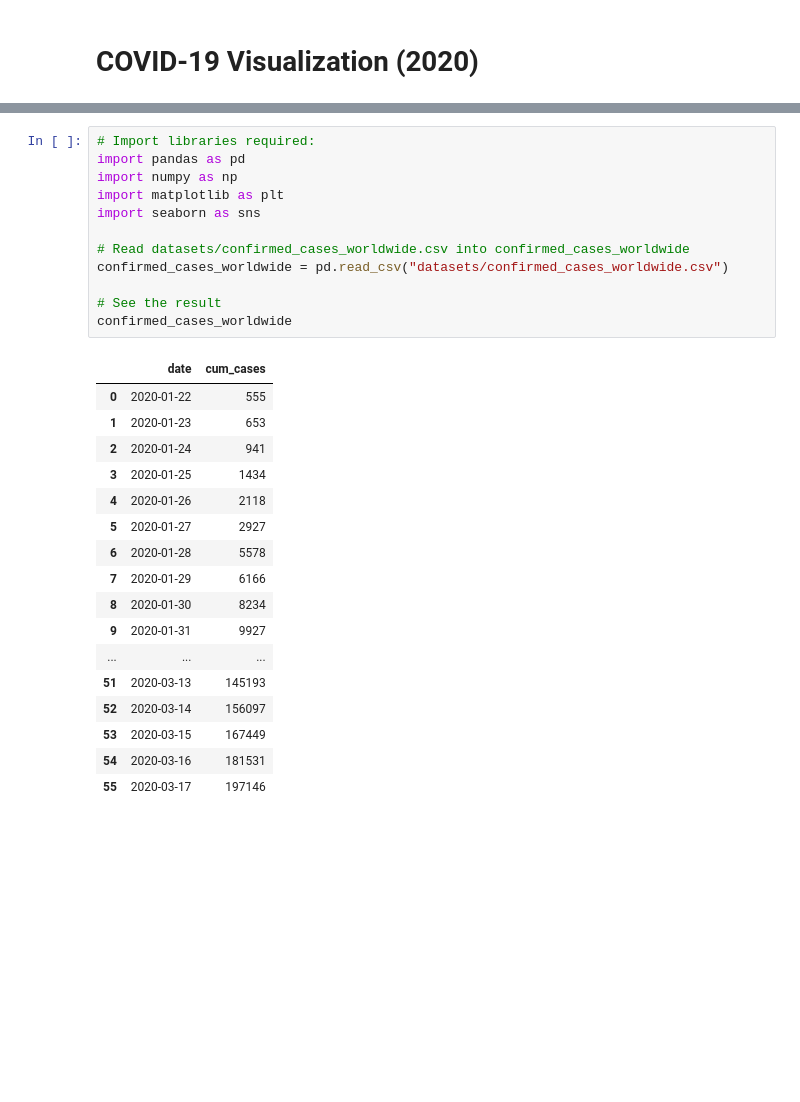
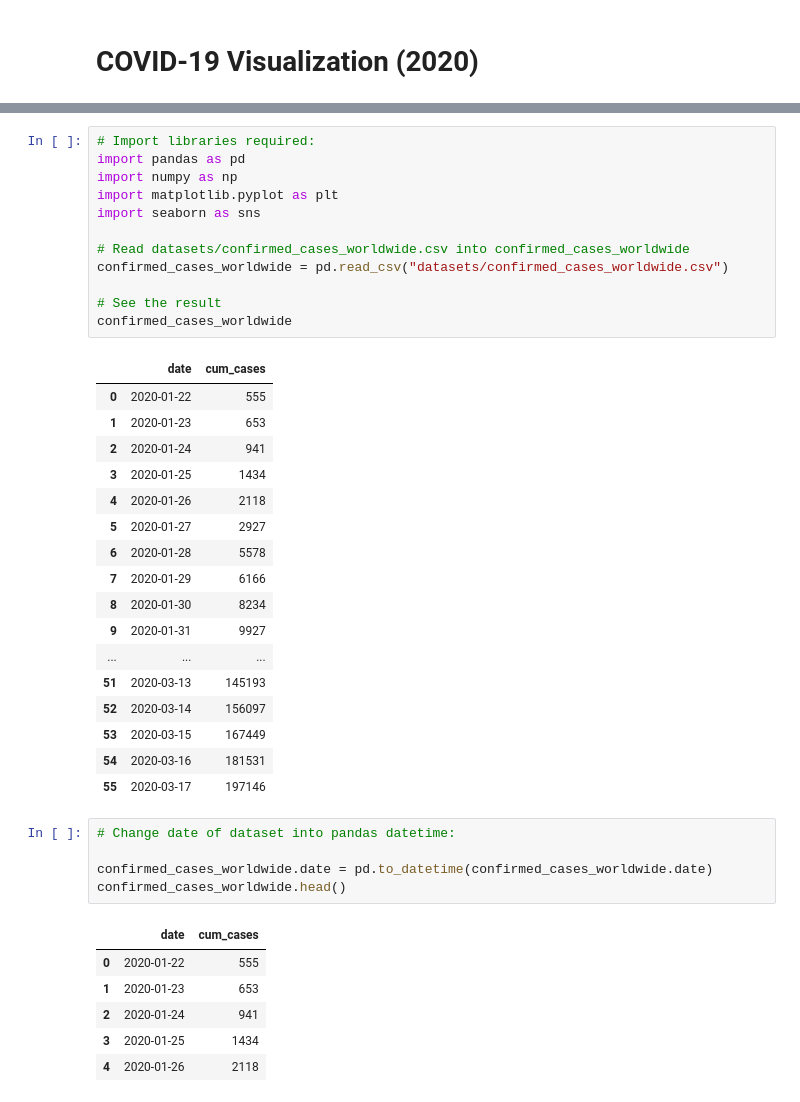
Before and after one commit to sushii2001/COVID-19_Visualization, a Jupyter notebook: covid-19_visualization.ipynb, the cells around one changed output, grey strips where cells are left out. Drawn from its saved outputs; the diff is of its cells as text; blank space fills up the shorter version.

```diff
--- a/covid-19_visualization.ipynb
+++ b/covid-19_visualization.ipynb
@@ -24,7 +24,7 @@ Big thanks to organizations around the world, this notebook is only possible bec
 # Import libraries required:
 import pandas as pd
 import numpy as np
-import matplotlib as plt
+import matplotlib.pyplot as plt
 import seaborn as sns
 
 # Read datasets/confirmed_cases_worldwide.csv into confirmed_cases_worldwide
@@ -50,3 +50,15 @@ confirmed_cases_worldwide
 | 53 | 2020-03-15 | 167449 |
 | 54 | 2020-03-16 | 181531 |
 | 55 | 2020-03-17 | 197146 |
+# %%
+# Change date of dataset into pandas datetime:
+
+confirmed_cases_worldwide.date = pd.to_datetime(confirmed_cases_worldwide.date)
+confirmed_cases_worldwide.head()
+# %% [output]
+|  | date | cum_cases |
+| 0 | 2020-01-22 | 555 |
+| 1 | 2020-01-23 | 653 |
+| 2 | 2020-01-24 | 941 |
+| 3 | 2020-01-25 | 1434 |
+| 4 | 2020-01-26 | 2118 |
```
Also changed, not shown: parts of 3 cells of this notebook.
